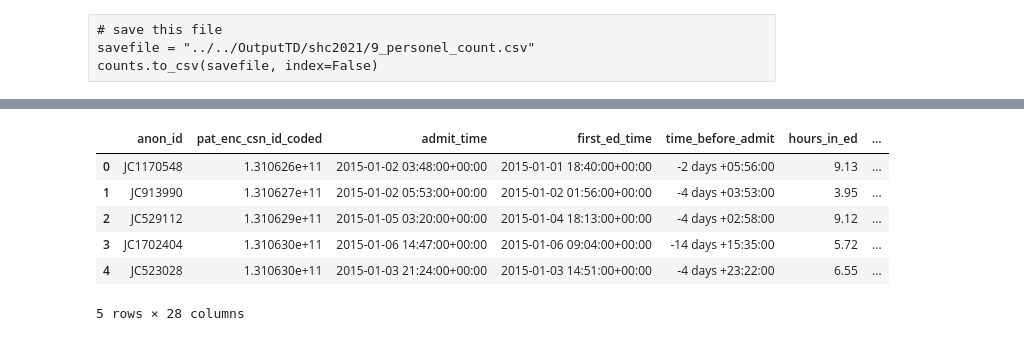
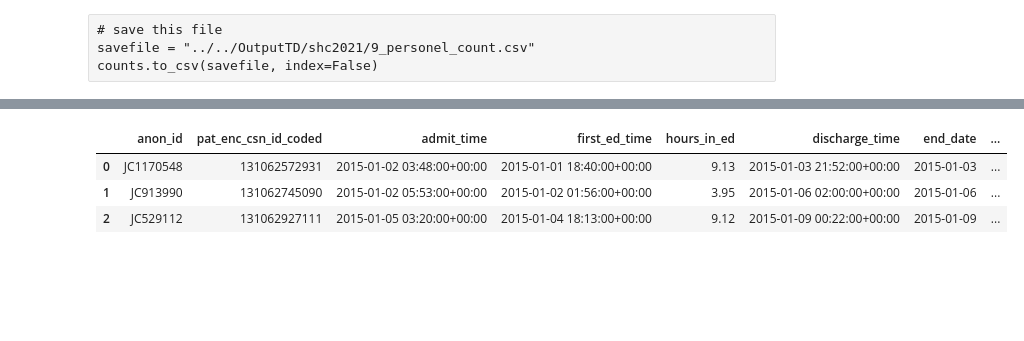
Before and after one commit to Minh084/TDA, a Jupyter notebook: shc2021/9_time_traj_team.ipynb, the cells around one changed output, grey strips where cells are left out. Drawn from its saved outputs; the diff is of its cells as text; code cells hidden in the pictures; blank space fills up the shorter version.

```diff
--- a/shc2021/9_time_traj_team.ipynb
+++ b/shc2021/9_time_traj_team.ipynb
@@ -1504,7 +1585,16 @@ view_df(ip_emerg)
 | 0 | Intermediate Care - With Cardiac ... | Transfer In | General Medicine (University) | NaN | ... |
 | 1 | Acute Care (Assessment or interve... | Transfer In | Orthopaedic Surgery | NaN | ... |
 | 2 | Critical Care | Transfer In | Critical Care | NaN | ... |
+# %%
+pat_loc_traj_less = pat_loc_traj[['pat_enc_csn_id_coded', 'pat_loc_traj']]
+# trajectory_less.rename({'traj_str_pat_loc':'traj_pat_loc'}, inplace=True, axis=1)
+view_df(pat_loc_traj_less)
+
+pat_serv_traj_less = pat_serv_traj[['pat_enc_csn_id_coded', 'pat_serv_traj']]
+# view_df(pat_serv_traj_less)
 # %%
-ip_emerg_traj = ip_emerg.merge(trajectory_less, how='outer')
+ip_emerg_traj = ip_emerg.merge(pat_loc_traj_less, how='outer').merge(pat_serv_traj_less, how='outer')
+print(ip_emerg_traj.shape)
+print(ip_emerg_traj.pat_enc_csn_id_coded.nunique())
 view_df(ip_emerg_traj)
 # %% [output]
@@ -1625,14 +1724,14 @@ cleaned_df.to_csv(savefile, index=False)
 
 Counting the number of personel on the treatment team prior to admit.
 # %%
-personel_file = "{}/cohort4_3hr_noOR_team_2021.csv".format(datadir)
+personel_file = "{}/cohort4_3hr_noOR_personel_2021.csv".format(datadir)
 personel = pd.read_csv(personel_file)
-print(personel.shape)
+print(personel.shape) #(202155, 5) #52165
 print(personel.pat_enc_csn_id_coded.nunique())
 
 # get distinct personel for each csn
 distinct_personel = personel[['pat_enc_csn_id_coded', 'prov_map_id']].drop_duplicates()
-print(distinct_personel.shape) # there were many dupliate personel
+print(distinct_personel.shape) # there were many dupliate personel #(196310, 2)
 
 # count the number of distinct personel for each csn
 personel_counts = distinct_personel.groupby(['pat_enc_csn_id_coded']).size().reset_index(name='personel_count')
@@ -1690,6 +1799,7 @@ Index(['pat_enc_csn_id_coded', 'time_to_first_loc_change'], dtype='object')
 Index(['pat_enc_csn_id_coded', 'personel_count'], dtype='object')
 # %%
-combined_df = full_labels.merge(ip_emerg_traj, how='outer').merge(traj_pat_service, how='outer').merge(
+# note if csn are int and float, don't merge!
+combined_df = length_ed_ip.merge(ip_emerg_traj, how='outer').merge(
                                     time_first_loc_change, how='outer').merge(personel_counts, how='outer')
 
 print(combined_df.shape)
@@ -1700,10 +1867,7 @@ print(combined_df.pat_enc_csn_id_coded.nunique())
 # %%
-combined_df.head()
+combined_df.head(3)
 # %% [output]
-|  | anon_id | pat_enc_csn_id_coded | admit_time | first_ed_time | time_before_admit | hours_in_ed | ... |
-| 0 | JC1170548 | 1.310626e+11 | 2015-01-02 03:48:00+00:00 | 2015-01-01 18:40:00+00:00 | -2 days +05:56:00 | 9.13 | ... |
-| 1 | JC913990 | 1.310627e+11 | 2015-01-02 05:53:00+00:00 | 2015-01-02 01:56:00+00:00 | -4 days +03:53:00 | 3.95 | ... |
-| 2 | JC529112 | 1.310629e+11 | 2015-01-05 03:20:00+00:00 | 2015-01-04 18:13:00+00:00 | -4 days +02:58:00 | 9.12 | ... |
-| 3 | JC1702404 | 1.310630e+11 | 2015-01-06 14:47:00+00:00 | 2015-01-06 09:04:00+00:00 | -14 days +15:35:00 | 5.72 | ... |
-| 4 | JC523028 | 1.310630e+11 | 2015-01-03 21:24:00+00:00 | 2015-01-03 14:51:00+00:00 | -4 days +23:22:00 | 6.55 | ... |
+|  | anon_id | pat_enc_csn_id_coded | admit_time | first_ed_time | hours_in_ed | discharge_time | end_date | ... |
+| 0 | JC1170548 | 131062572931 | 2015-01-02 03:48:00+00:00 | 2015-01-01 18:40:00+00:00 | 9.13 | 2015-01-03 21:52:00+00:00 | 2015-01-03 | ... |
+| 1 | JC913990 | 131062745090 | 2015-01-02 05:53:00+00:00 | 2015-01-02 01:56:00+00:00 | 3.95 | 2015-01-06 02:00:00+00:00 | 2015-01-06 | ... |
+| 2 | JC529112 | 131062927111 | 2015-01-05 03:20:00+00:00 | 2015-01-04 18:13:00+00:00 | 9.12 | 2015-01-09 00:22:00+00:00 | 2015-01-09 | ... |
-5 rows × 28 columns
```
Also changed, not shown: parts of 67 cells of this notebook, 4 other files.
